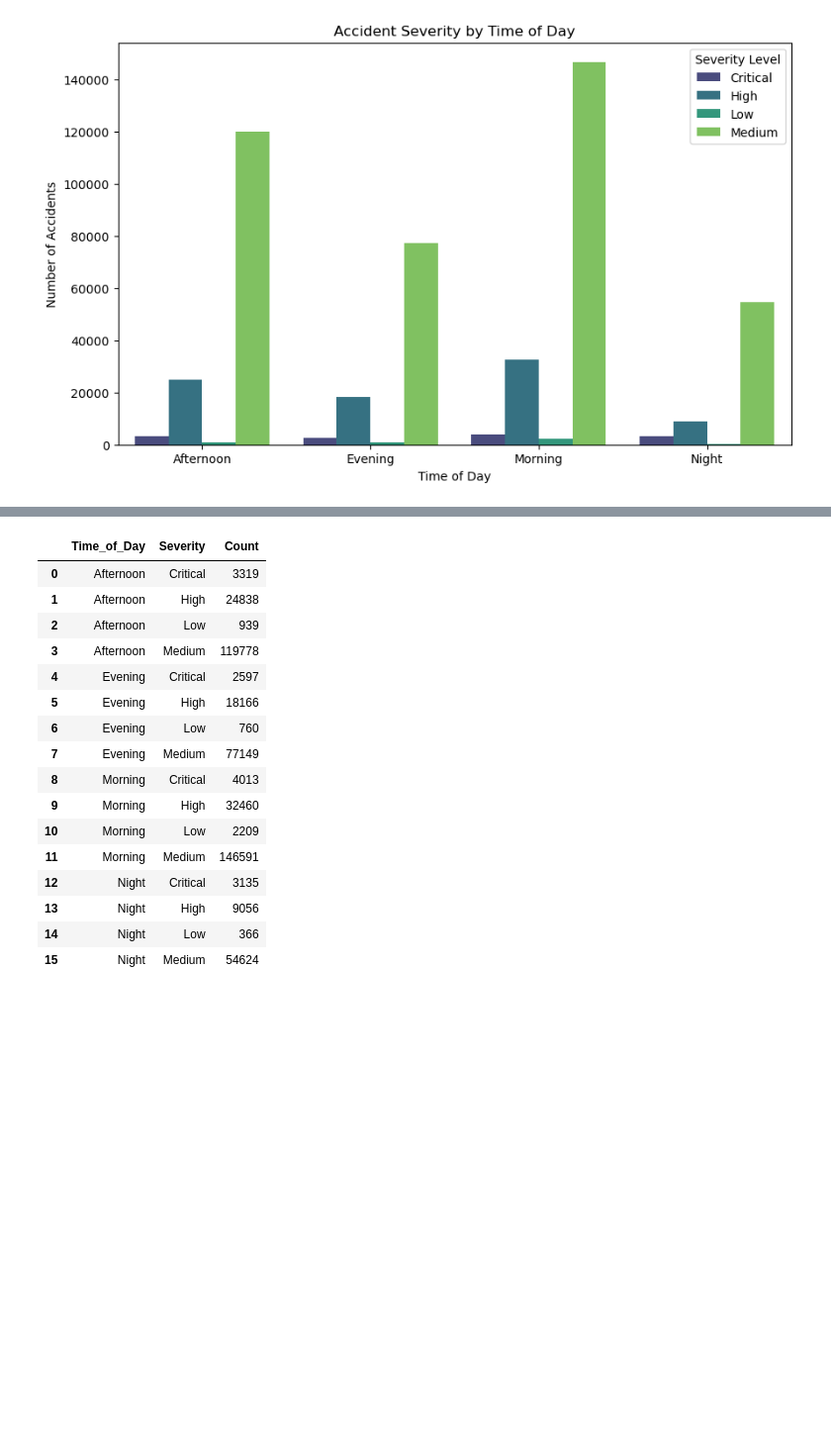
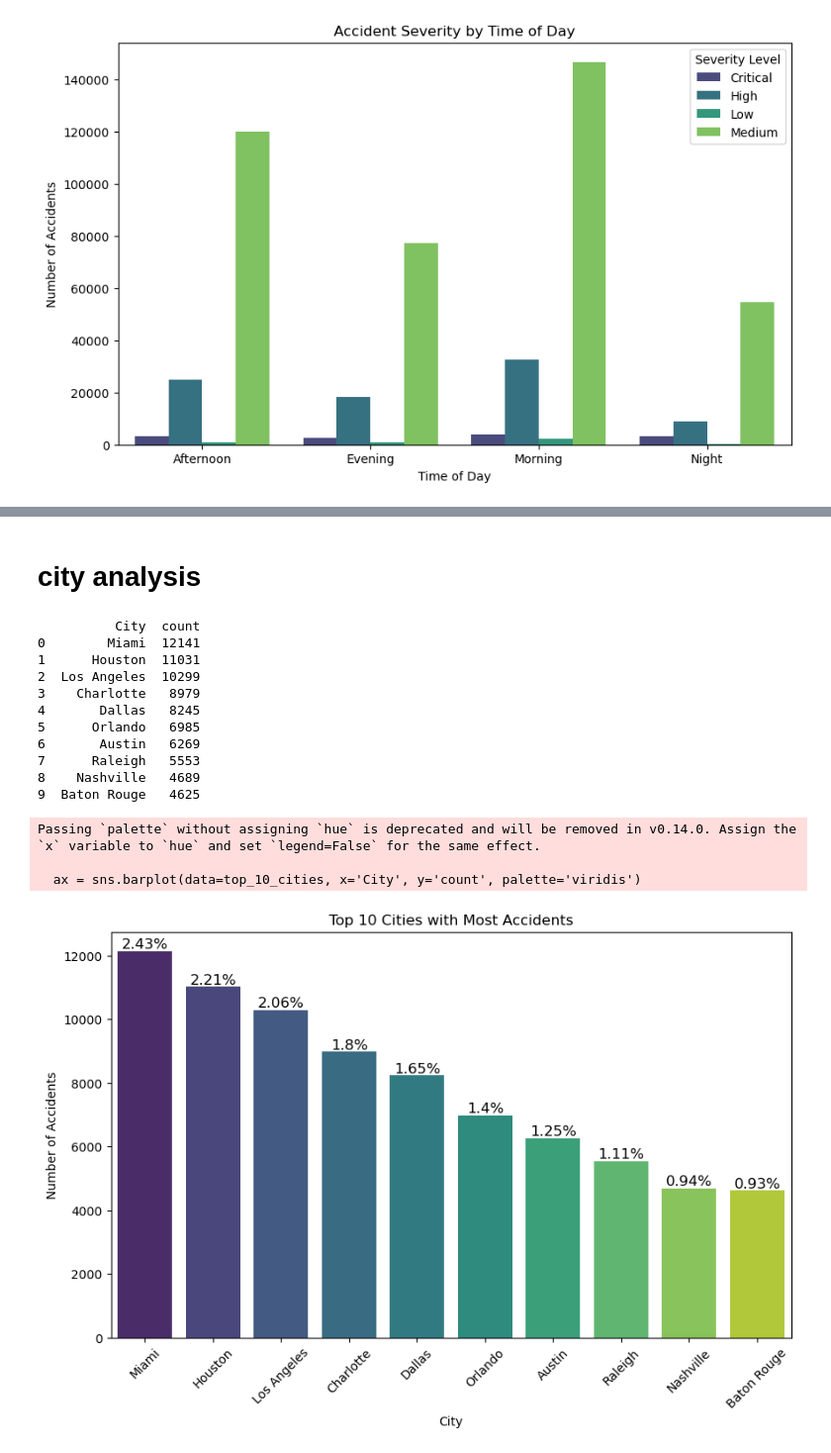
Before and after one commit to XiwenJiang/us-accidents-dashboard, a Jupyter notebook: eda.ipynb, the cells around one changed output, grey strips where cells are left out. Shown at 99% size. Drawn from its saved outputs; the diff is of its cells as text; code cells hidden in the pictures; blank space fills up the shorter version.

Commit message:
update more packages; did city and state analyssi

```diff
--- a/eda.ipynb
+++ b/eda.ipynb
@@ -534,20 +540,46 @@ basic_df.groupby(['Time_of_Day', 'Severity']).size().unstack().reset_index().mel
-# %%
-basic_df.groupby(['Time_of_Day', 'Severity']).size().reset_index(name='Count')
-# %% [output]
-|  | Time_of_Day | Severity | Count |
-| 0 | Afternoon | Critical | 3319 |
-| 1 | Afternoon | High | 24838 |
-| 2 | Afternoon | Low | 939 |
-| 3 | Afternoon | Medium | 119778 |
-| 4 | Evening | Critical | 2597 |
-| 5 | Evening | High | 18166 |
-| 6 | Evening | Low | 760 |
-| 7 | Evening | Medium | 77149 |
-| 8 | Morning | Critical | 4013 |
-| 9 | Morning | High | 32460 |
-| 10 | Morning | Low | 2209 |
-| 11 | Morning | Medium | 146591 |
-| 12 | Night | Critical | 3135 |
-| 13 | Night | High | 9056 |
-| 14 | Night | Low | 366 |
-| 15 | Night | Medium | 54624 |
+# %% [markdown]
+# city analysis
+# %%
+# create a dataframe of city and their corresponding accident cases
+city_df = pd.DataFrame(basic_df['City'].value_counts()).reset_index()
+top_10_cities = pd.DataFrame(city_df.head(10))
+print(top_10_cities)
+
+total = city_df['count'].sum()
+# Plot the top 10 cities with most accidents
+plt.figure(figsize=(10, 6))
+ax = sns.barplot(data=top_10_cities, x='City', y='count', palette='viridis')
+
+# Add title and labels
+plt.title('Top 10 Cities with Most Accidents')
+plt.xlabel('City')
+plt.ylabel('Number of Accidents')
+plt.xticks(rotation=45)
+
+# Add annotations
+for p in ax.patches:
+    height = p.get_height()  # Get the height (the number of accidents)
+    percentage = height / total * 100
+    percentage_str = f"{round(percentage, 2)}%"
+    ax.text(p.get_x() + p.get_width() / 2, height + 0.1,  # Adjust text position
+            percentage_str,  # Display percentage as text
+            ha='center', va='bottom', fontsize=12, color='black')  # Add text at the top of each bar
+
+# Show the plot
+plt.show()
+# %% [output]
+          City  count
+0        Miami  12141
+1      Houston  11031
+2  Los Angeles  10299
+3    Charlotte   8979
+4       Dallas   8245
+5      Orlando   6985
+6       Austin   6269
+7      Raleigh   5553
+8    Nashville   4689
+9  Baton Rouge   4625
+Passing `palette` without assigning `hue` is deprecated and will be removed in v0.14.0. Assign the `x` variable to `hue` and set `legend=False` for the same effect.
+
+  ax = sns.barplot(data=top_10_cities, x='City', y='count', palette='viridis')
+[figure, added]
```
Also changed, not shown: parts of 11 cells of this notebook.
